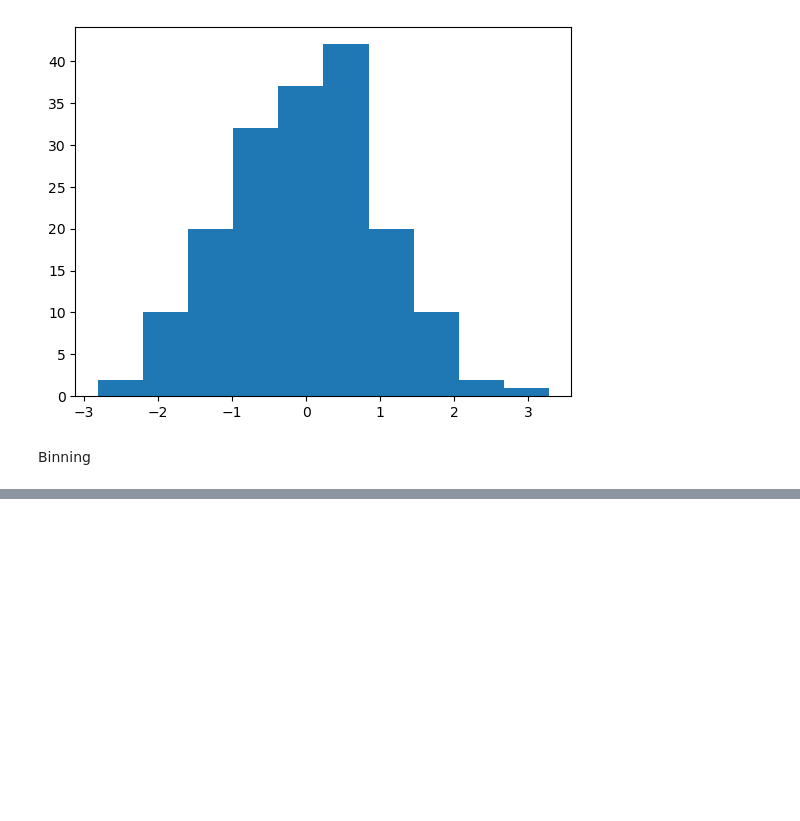
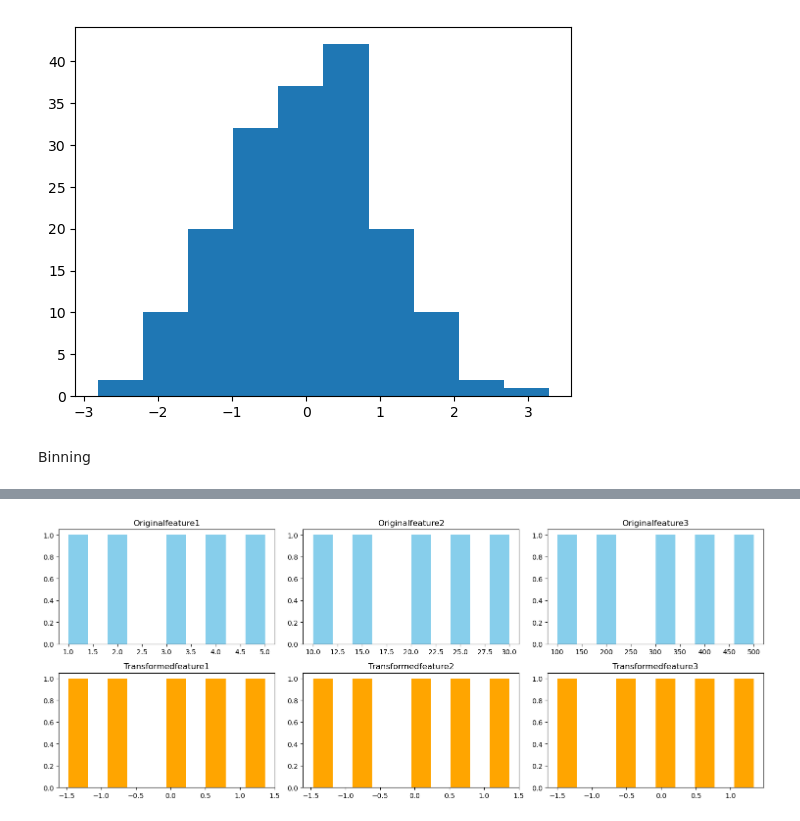
Before and after one commit to CHERUGAD/Machine_learning, a Jupyter notebook: DATA_Transformstion.ipynb, the cells around one changed output, grey strips where cells are left out. Cells and saved outputs as stored; diff of their text form; code cells hidden in the pictures; blank space fills up the shorter version.

```diff
--- a/DATA_Transformstion.ipynb
+++ b/DATA_Transformstion.ipynb
@@ -85,0 +131,11 @@ Binning
+# %%
+fig ,axes = plt.subplots(2,3 , figsize = (15,6))
+for i , col in enumerate(df.columns):
+    axes[0, i].hist(df[col], bins=10, color ='skyblue')
+    axes[0, i].set_title(f"Original{col}")
+    axes[1, i].hist(power_transformed[col ], bins=10, color ='orange')
+    axes[1,i].set_title(f"Transformed{col}")
+    plt.tight_layout()
+    plt.show
+# %% [output]
+[figure, added]
```
Also changed, not shown: parts of 6 cells of this notebook.
